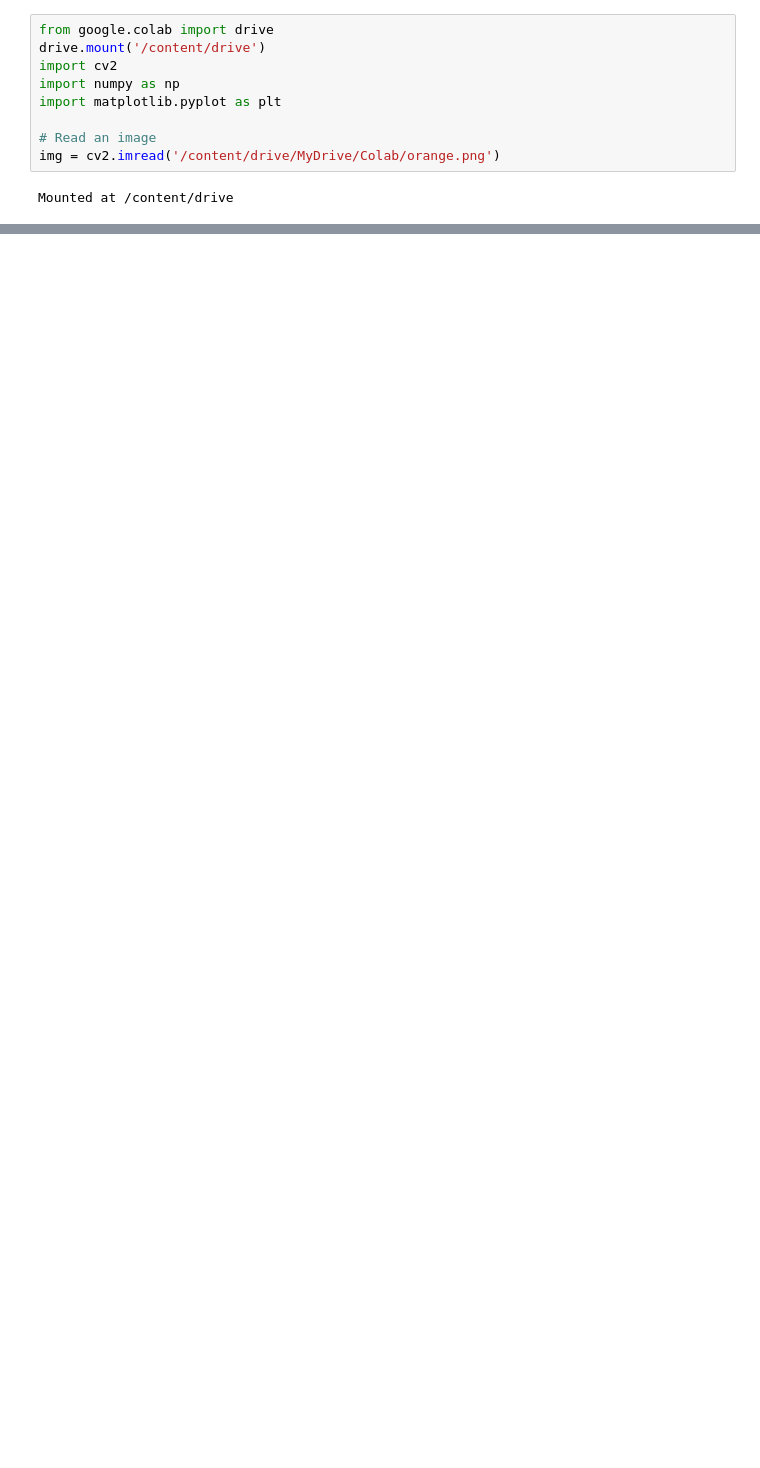
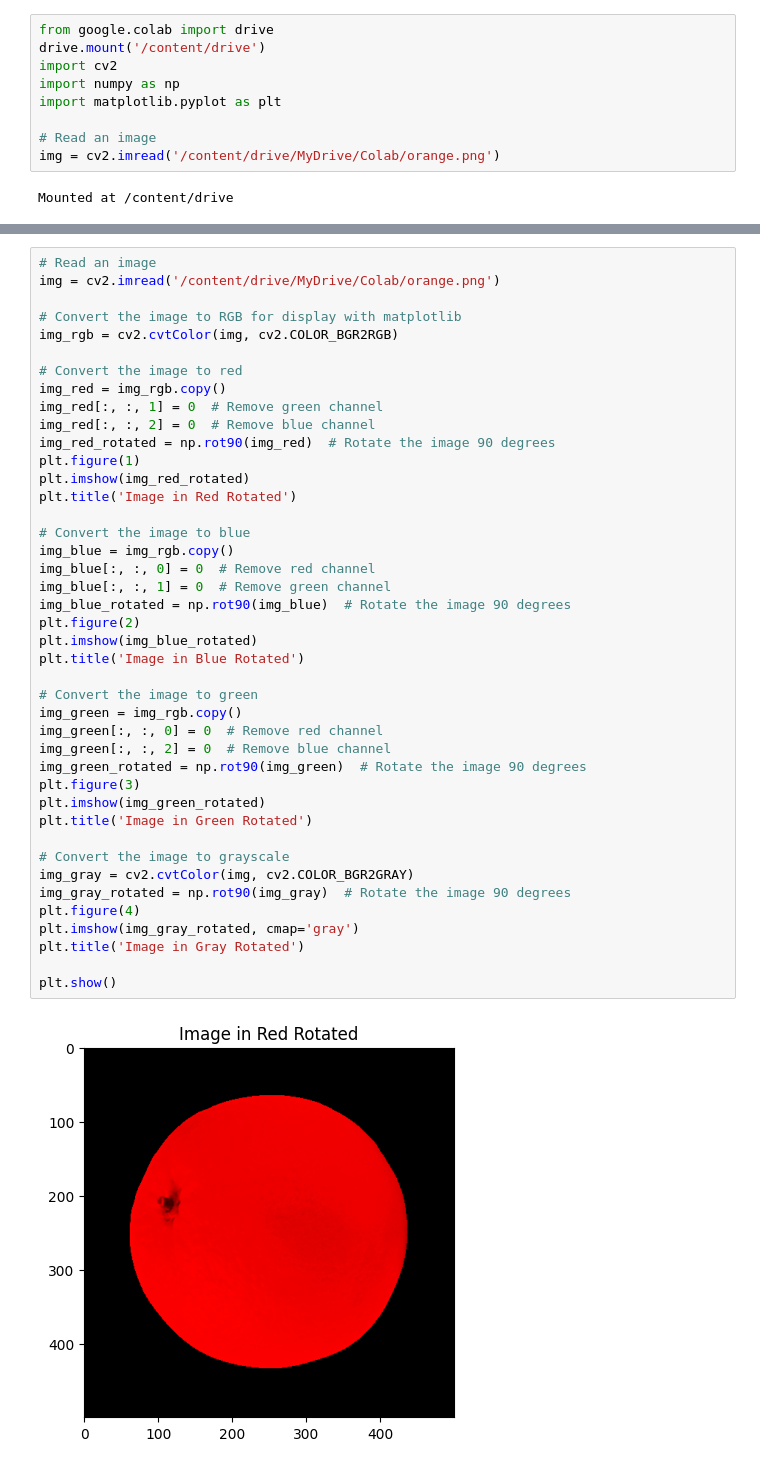
Before and after one commit to Jonelskieee/CpE0332.1-1-Elective-3, a Jupyter notebook: Laboratory-Activity-2.ipynb, the cells around one changed output, grey strips where cells are left out. Cells and saved outputs as stored; diff of their text form; blank space fills up the shorter version.

```diff
--- a/Laboratory-Activity-2.ipynb
+++ b/Laboratory-Activity-2.ipynb
@@ -55,0 +199,44 @@ Center pixel value: [  2 112 237]
+# %%
+# Read an image
+img = cv2.imread('/content/drive/MyDrive/Colab/orange.png')
+
+# Convert the image to RGB for display with matplotlib
+img_rgb = cv2.cvtColor(img, cv2.COLOR_BGR2RGB)
+
+# Convert the image to red
+img_red = img_rgb.copy()
+img_red[:, :, 1] = 0  # Remove green channel
+img_red[:, :, 2] = 0  # Remove blue channel
+img_red_rotated = np.rot90(img_red)  # Rotate the image 90 degrees
+plt.figure(1)
+plt.imshow(img_red_rotated)
+plt.title('Image in Red Rotated')
+
+# Convert the image to blue
+img_blue = img_rgb.copy()
+img_blue[:, :, 0] = 0  # Remove red channel
+img_blue[:, :, 1] = 0  # Remove green channel
+img_blue_rotated = np.rot90(img_blue)  # Rotate the image 90 degrees
+plt.figure(2)
+plt.imshow(img_blue_rotated)
+plt.title('Image in Blue Rotated')
+
+# Convert the image to green
+img_green = img_rgb.copy()
+img_green[:, :, 0] = 0  # Remove red channel
+img_green[:, :, 2] = 0  # Remove blue channel
+img_green_rotated = np.rot90(img_green)  # Rotate the image 90 degrees
+plt.figure(3)
+plt.imshow(img_green_rotated)
+plt.title('Image in Green Rotated')
+
+# Convert the image to grayscale
+img_gray = cv2.cvtColor(img, cv2.COLOR_BGR2GRAY)
+img_gray_rotated = np.rot90(img_gray)  # Rotate the image 90 degrees
+plt.figure(4)
+plt.imshow(img_gray_rotated, cmap='gray')
+plt.title('Image in Gray Rotated')
+
+plt.show()
+# %% [output]
+[figure, added]
```
Also changed, not shown: parts of 4 cells of this notebook.
